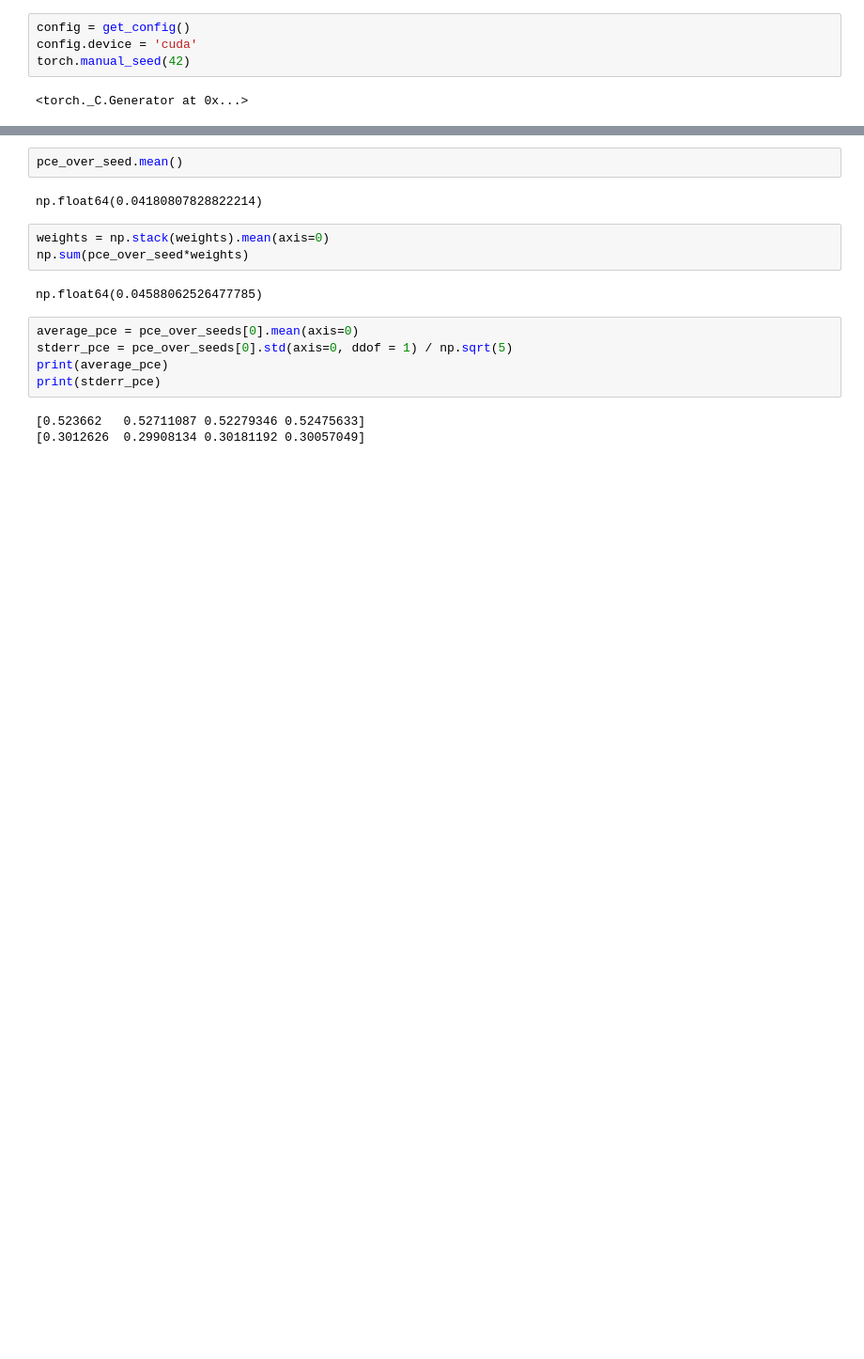
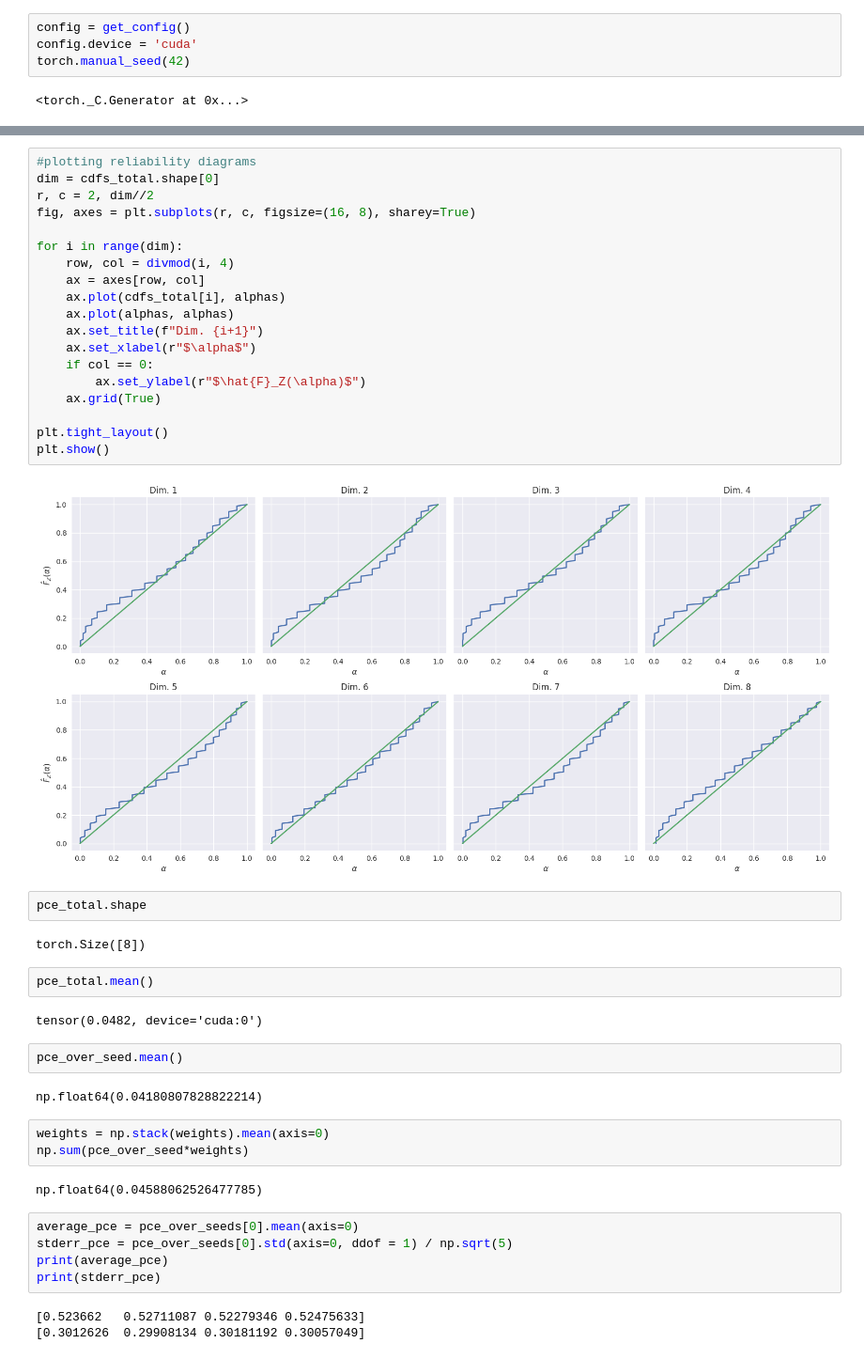
Before and after one commit to ayalaajil/Multivariate-Calibration-with-Prerank-Regularization, a Jupyter notebook: Multicalibration/Projected_PIT_calibration/plotting-PCE.ipynb, the cells around one changed output, grey strips where cells are left out. Shown at 94% size. Drawn from its saved outputs; the diff is of its cells as text; blank space fills up the shorter version.

```diff
--- a/Multicalibration/Projected_PIT_calibration/plotting-PCE.ipynb
+++ b/Multicalibration/Projected_PIT_calibration/plotting-PCE.ipynb
@@ -59,3 +79,32 @@ array([0.11920098])
+# %%
+#plotting reliability diagrams
+dim = cdfs_total.shape[0]
+r, c = 2, dim//2
+fig, axes = plt.subplots(r, c, figsize=(16, 8), sharey=True)
+
+for i in range(dim):
+    row, col = divmod(i, 4)
+    ax = axes[row, col]
+    ax.plot(cdfs_total[i], alphas)
+    ax.plot(alphas, alphas)
+    ax.set_title(f"Dim. {i+1}")
+    ax.set_xlabel(r"$\alpha$")
+    if col == 0:
+        ax.set_ylabel(r"$\hat{F}_Z(\alpha)$")
+    ax.grid(True)
+
+plt.tight_layout()
+plt.show()
+# %% [output]
+[figure, added]
+# %%
+pce_total.shape
+# %% [output]
+torch.Size([8])
+# %%
+pce_total.mean()
+# %% [output]
+tensor(0.0482, device='cuda:0')
 # %%
 pce_over_seed.mean()
 # %% [output]
```
Also changed, not shown: parts of 8 cells of this notebook, 19 other files.
